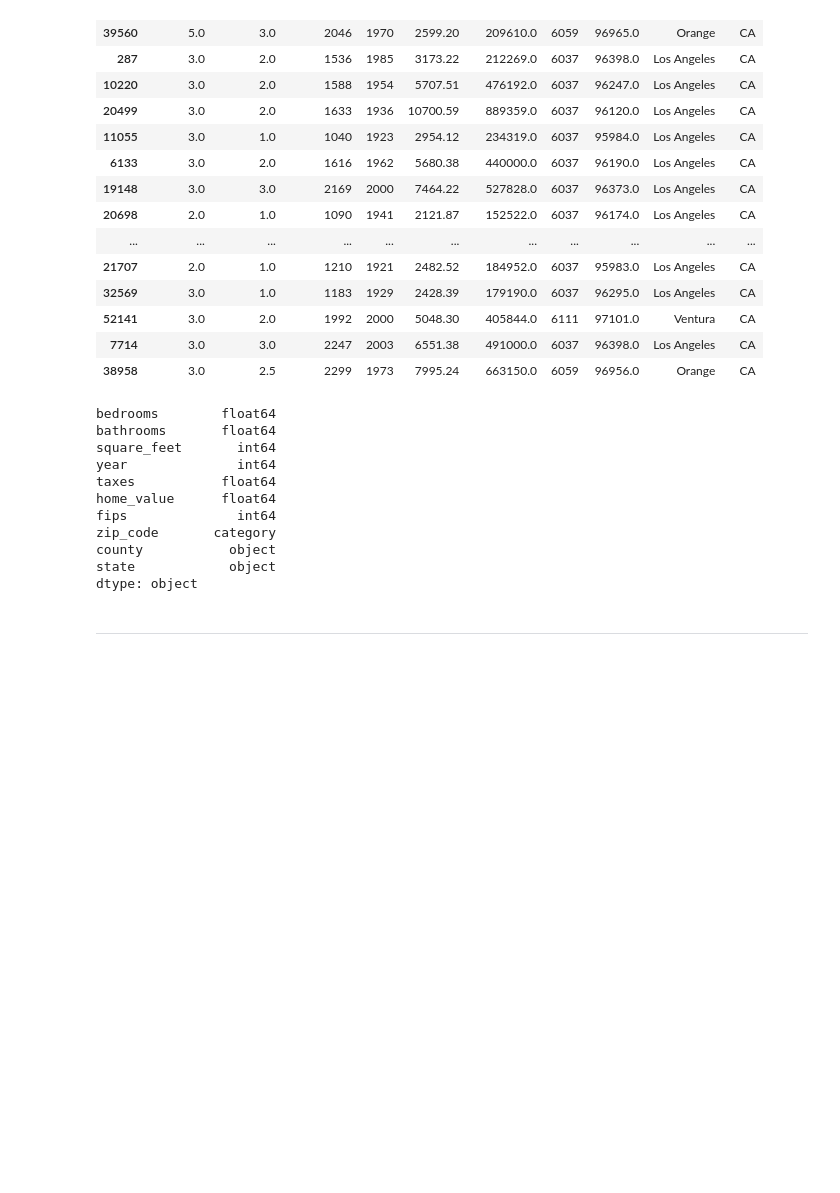
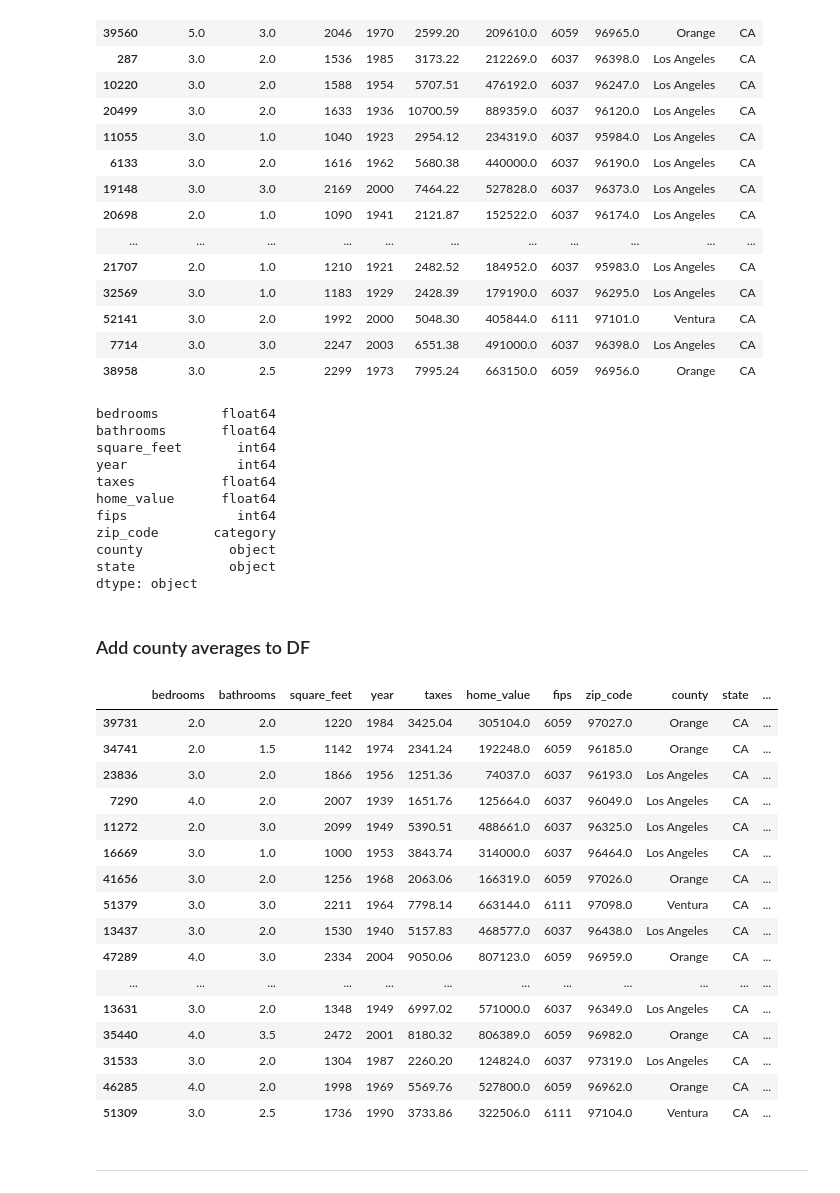
Before and after one commit to Jared-Godar/regression-project, a Jupyter notebook: zillo-project.ipynb, the cells around one changed output. Cells and saved outputs as stored; diff of their text form; code cells hidden in the pictures; blank space fills up the shorter version.

```diff
--- a/zillo-project.ipynb
+++ b/zillo-project.ipynb
@@ -622,6 +622,52 @@ zip_code       category
 county           object
 state            object
 dtype: object
+# %% [markdown]
+### Add county averages to DF
+# %%
+# Split into 3 county dataframes
+
+la = zillow[zillow.county=='Los Angeles']
+oc = zillow[zillow.county=='Orange']
+ven = zillow[zillow.county=='Ventura']
+# %%
+# Calculate average home price by county
+
+la_avg = la.home_value.mean()
+oc_avg = oc.home_value.mean()
+ven_avg = ven.home_value.mean()
+# %%
+# Add average county price as column
+
+def assign_county_avg(row):
+    if row['fips']==6037:
+        return la_avg
+    if row['fips']==6059:
+        return oc_avg
+    if row['fips']==6111:
+        return ven_avg
+# %%
+zillow['county_avg'] = zillow.apply(lambda row: assign_county_avg(row), axis =1)
+# %%
+zillow.sample(50)
+# %% [output]
+|  | bedrooms | bathrooms | square_feet | year | taxes | home_value | fips | zip_code | county | state | ... |
+| 39731 | 2.0 | 2.0 | 1220 | 1984 | 3425.04 | 305104.0 | 6059 | 97027.0 | Orange | CA | ... |
+| 34741 | 2.0 | 1.5 | 1142 | 1974 | 2341.24 | 192248.0 | 6059 | 96185.0 | Orange | CA | ... |
+| 23836 | 3.0 | 2.0 | 1866 | 1956 | 1251.36 | 74037.0 | 6037 | 96193.0 | Los Angeles | CA | ... |
+| 7290 | 4.0 | 2.0 | 2007 | 1939 | 1651.76 | 125664.0 | 6037 | 96049.0 | Los Angeles | CA | ... |
+| 11272 | 2.0 | 3.0 | 2099 | 1949 | 5390.51 | 488661.0 | 6037 | 96325.0 | Los Angeles | CA | ... |
+| 16669 | 3.0 | 1.0 | 1000 | 1953 | 3843.74 | 314000.0 | 6037 | 96464.0 | Los Angeles | CA | ... |
+| 41656 | 3.0 | 2.0 | 1256 | 1968 | 2063.06 | 166319.0 | 6059 | 97026.0 | Orange | CA | ... |
+| 51379 | 3.0 | 3.0 | 2211 | 1964 | 7798.14 | 663144.0 | 6111 | 97098.0 | Ventura | CA | ... |
+| 13437 | 3.0 | 2.0 | 1530 | 1940 | 5157.83 | 468577.0 | 6037 | 96438.0 | Los Angeles | CA | ... |
+| 47289 | 4.0 | 3.0 | 2334 | 2004 | 9050.06 | 807123.0 | 6059 | 96959.0 | Orange | CA | ... |
+| ... | ... | ... | ... | ... | ... | ... | ... | ... | ... | ... | ... |
+| 13631 | 3.0 | 2.0 | 1348 | 1949 | 6997.02 | 571000.0 | 6037 | 96349.0 | Los Angeles | CA | ... |
+| 35440 | 4.0 | 3.5 | 2472 | 2001 | 8180.32 | 806389.0 | 6059 | 96982.0 | Orange | CA | ... |
+| 31533 | 3.0 | 2.0 | 1304 | 1987 | 2260.20 | 124824.0 | 6037 | 97319.0 | Los Angeles | CA | ... |
+| 46285 | 4.0 | 2.0 | 1998 | 1969 | 5569.76 | 527800.0 | 6059 | 96962.0 | Orange | CA | ... |
+| 51309 | 3.0 | 2.5 | 1736 | 1990 | 3733.86 | 322506.0 | 6111 | 97104.0 | Ventura | CA | ... |
 # %% [markdown]
 ---
 # %% [markdown]
```
Also changed, not shown: parts of 6 cells of this notebook, 1 other file.
